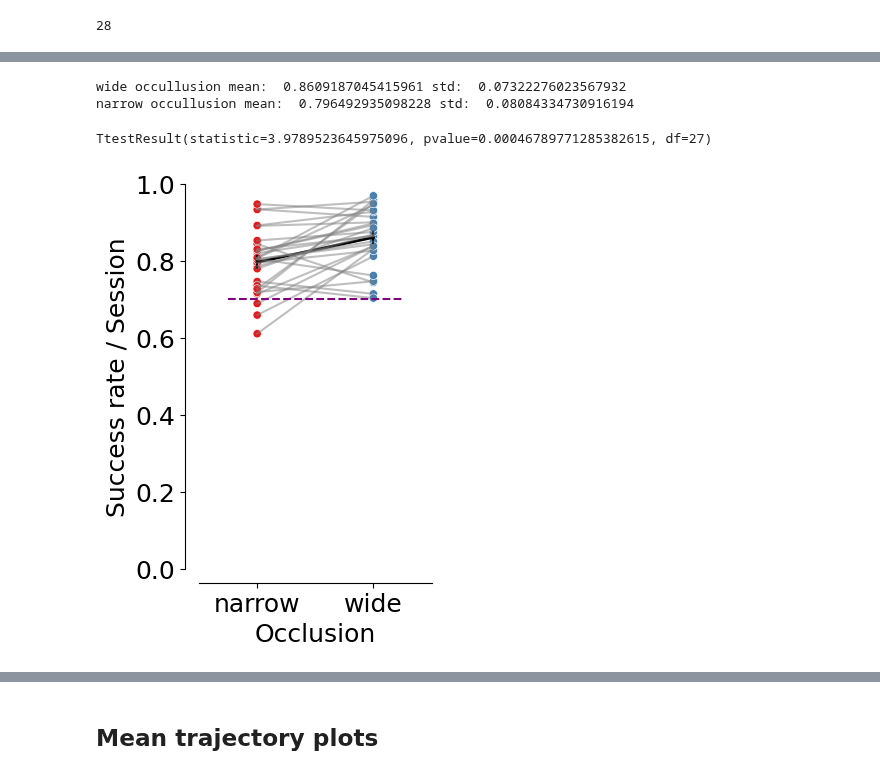
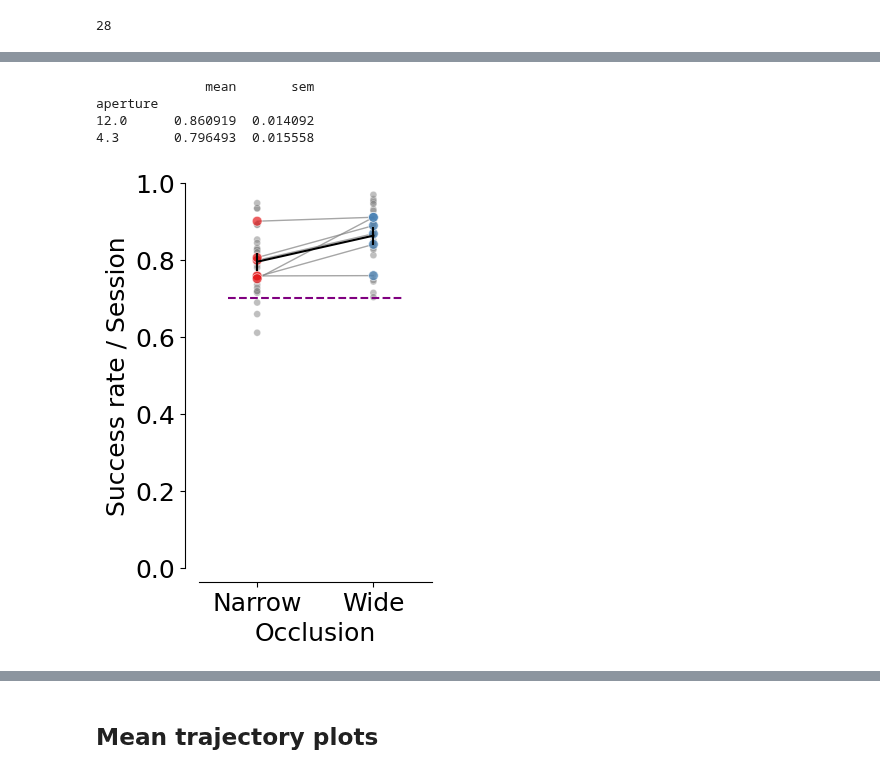
Before and after one commit to MMathisLab/FreelyMovingVR4Mice, a Jupyter notebook: dj_pipeline/notebooks/Paper_figures/Figure_2.ipynb, the cells around one changed output, grey strips where cells are left out. Drawn from its saved outputs; the diff is of its cells as text; code cells hidden in the pictures.

```diff
--- a/dj_pipeline/notebooks/Paper_figures/Figure_2.ipynb
+++ b/dj_pipeline/notebooks/Paper_figures/Figure_2.ipynb
@@ -39,11 +45,11 @@ from vr4mice.schema import dlc
 from vr4mice.analysis import utils
 
 from statsmodels.stats.anova import AnovaRM
-#import pingouin as pg
 from scipy.stats import ttest_rel, ttest_ind
+import scipy.stats as stats
 style()
 
-save_fig_path =  "notebooks/Paper_figures/Figure_output/Figure2/"
+save_fig_path =  "notebooks/Paper_figures/Figure_output/"
 # %%
 # add sessions to groups table for easily pulling sessions
 dual_occuder = [{"dataset": "Nightingale_2024-08-14_1"},
@@ -163,18 +154,25 @@ dual_occluder
+# %%
+big_df = pd.read_pickle("big_df_contrast_dual.pkl")
 # %%
-
+# Success rate per mouse (new)
 fig,ax = plt.subplots(1,1, figsize = (3,5))
-counts = plotting.plot_rewards(df=big_df, ax=ax, alpha=0.5, per_aperture=True, cmap=plotting.colors_aperture[0:2][::-1])
+plotting.plot_rate(
+    df=big_df,
+    label_x="trial_rewarded",
+    per_aperture=True,
+    ax=ax,
+    cmap=plotting.colors_aperture[0:2],
+    per_mouse=True
+)
+ax.set_ylim(0, 1)
+ax.set_ylabel("Success rate")
+ax.hlines(0.7, xmin=-0.25, xmax=len(big_df.aperture.unique())-0.75, linestyles="dashed", colors="purple")
 plt.ylim(0,1.0)
 plt.xlim(-0.5,1.5)
 ax.set_ylabel("Success rate / Session")
 ax.set_xlabel("Occlusion")
-ax.set_xticks([0,1], ["narrow", "wide"])
+ax.set_xticks([0,1], ["Narrow", "Wide"])
 sns.despine(offset=10)
+plt.legend([],[], frameon=False)
 plt.savefig(save_fig_path + "reward_success.svg", transparent=True)
-
-
-counts = counts.pivot(index = "dataset", columns=["aperture"], values=["count"])
-print("wide occullusion mean: ", np.mean(np.array(counts ["count"] ["12.0"])), "std: ",  np.std(np.array(counts ["count"] ["12.0"])))
-print("narrow occullusion mean: ", np.mean(np.array(counts ["count"] ["4.3"])),  "std: ",  np.std(np.array(counts ["count"] ["4.3"])))
-ttest_rel(np.array(counts ["count"] ["12.0"]),np.array(counts ["count"] ["4.3"]))
 # %% [output]
@@ -193,5 +199,6 @@ ttest_rel(np.array(counts ["count"] ["12.0"]),np.array(counts ["count"] ["4.3"])
-wide occullusion mean:  0.8609187045415961 std:  0.07322276023567932
-narrow occullusion mean:  0.796492935098228 std:  0.08084334730916194
+              mean       sem
+aperture
+12.0      0.860919  0.014092
+4.3       0.796493  0.015558
-TtestResult(statistic=3.9789523645975096, pvalue=0.00046789771285382615, df=27)
-[figure, old version]
+[figure, new version]
 # %%
```
Also changed, not shown: parts of 30 cells of this notebook.
